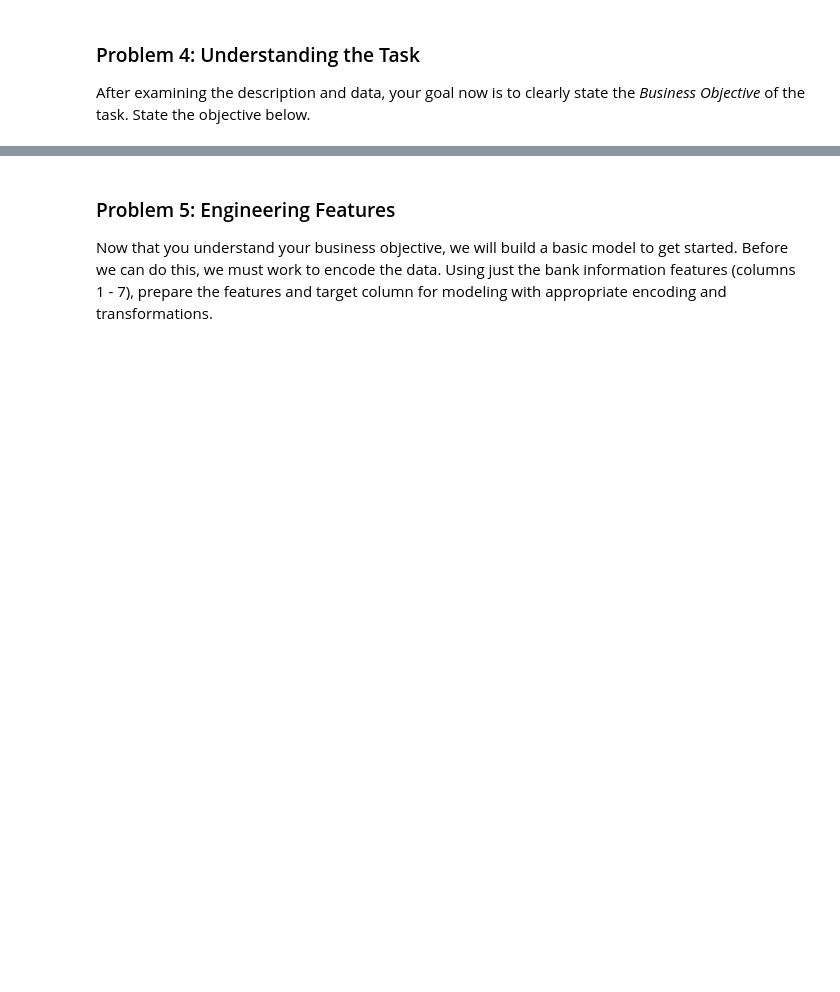
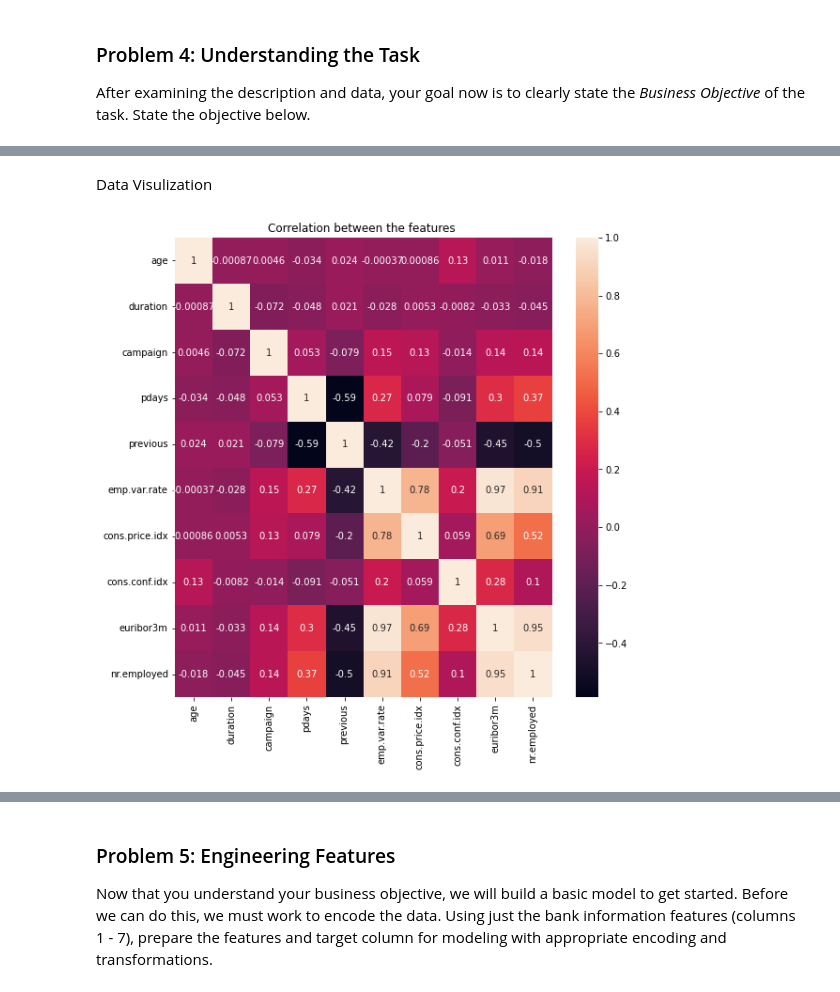
Before and after one commit to pranalee04/BH-PCMLAI-Module17-PracticalApplication-3, a Jupyter notebook: notebook/practical-assignment-3.ipynb, the cells around one changed output, grey strips where cells are left out. Saved outputs shown, nothing was run; the diff lists cells and outputs as text; code cells hidden in the pictures; blank space fills up the shorter version.

```diff
--- a/notebook/practical-assignment-3.ipynb
+++ b/notebook/practical-assignment-3.ipynb
@@ -139,0 +343,11 @@ After examining the description and data, your goal now is to clearly state the
+# %% [markdown]
+Data Visulization
+# %%
+#Describe data and visualize it
+df.corr()
+plt.figure(figsize=(9,9))
+sns.heatmap(df.corr(), annot=True)
+plt.title('Correlation between the features ')
+plt.show()
+# %% [output]
+[figure, added]
```
Also changed, not shown: parts of 70 cells of this notebook, 24 other files.
